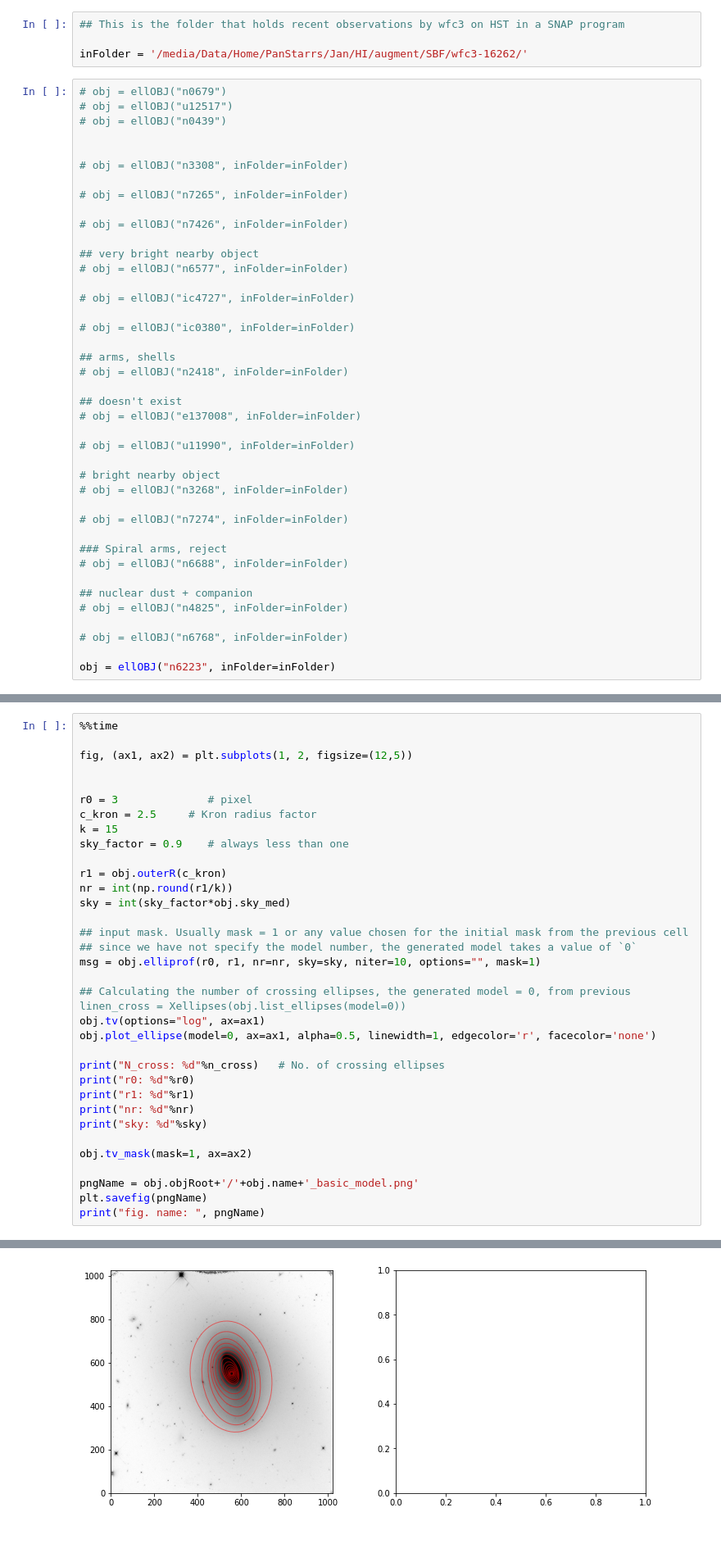
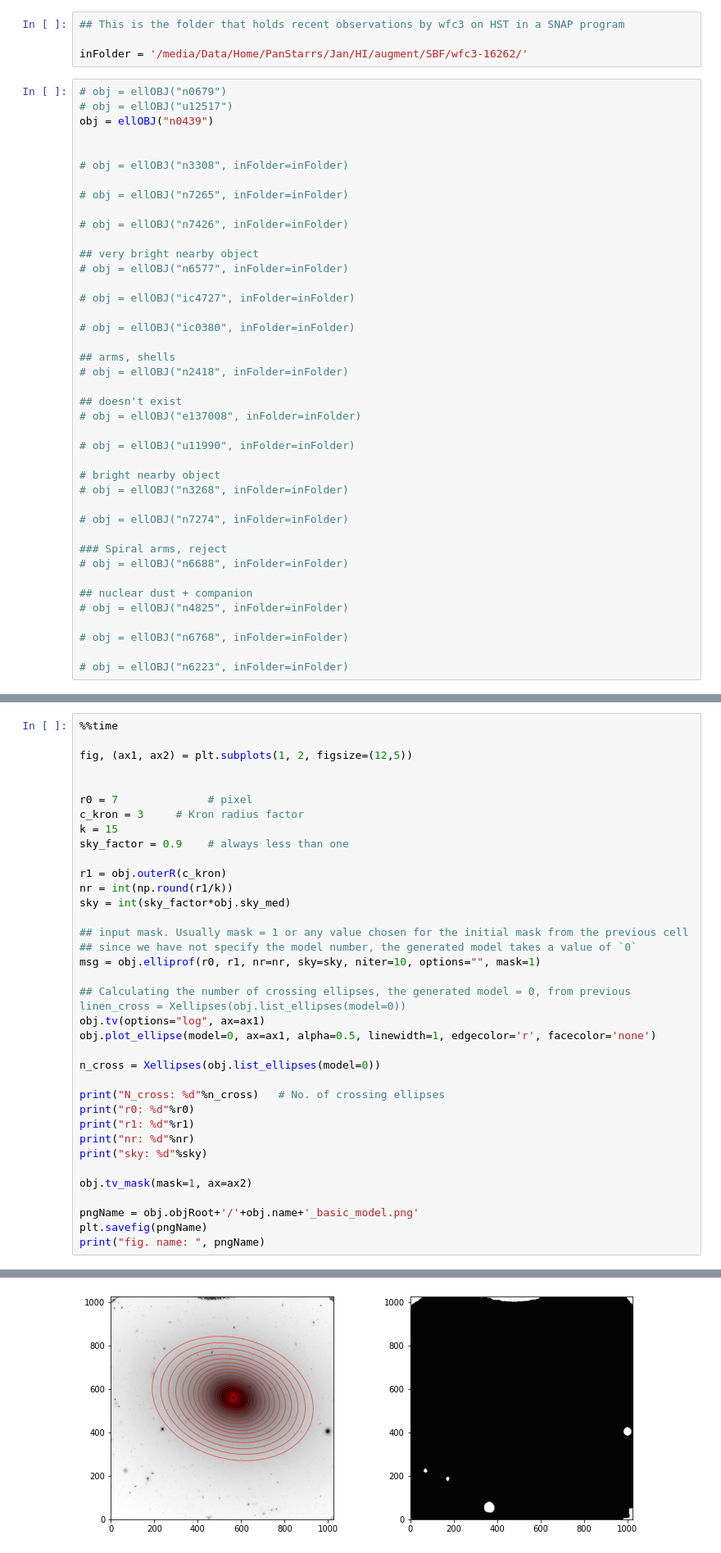
Before and after one commit to ekourkchi/old-SBF, a Jupyter notebook: User_Interface.ipynb, the cells around one changed output, grey strips where cells are left out. Shown at 82% size. Drawn from its saved outputs; the diff is of its cells as text.

```diff
--- a/User_Interface.ipynb
+++ b/User_Interface.ipynb
@@ -112,7 +112,7 @@ inFolder = '/media/Data/Home/PanStarrs/Jan/HI/augment/SBF/wfc3-16262/'
 # %%
 # obj = ellOBJ("n0679")
 # obj = ellOBJ("u12517")
-# obj = ellOBJ("n0439")
+obj = ellOBJ("n0439")
 
 
 # obj = ellOBJ("n3308", inFolder=inFolder)
@@ -149,7 +149,7 @@ inFolder = '/media/Data/Home/PanStarrs/Jan/HI/augment/SBF/wfc3-16262/'
 
 # obj = ellOBJ("n6768", inFolder=inFolder)
 
-obj = ellOBJ("n6223", inFolder=inFolder)
+# obj = ellOBJ("n6223", inFolder=inFolder)
 # %%
 obj.sky_med, obj.x0, obj.y0
 # %% [output]
@@ -221,8 +221,8 @@ The main goal is to generate very crude model.
 fig, (ax1, ax2) = plt.subplots(1, 2, figsize=(12,5))
 
 
-r0 = 3              # pixel
-c_kron = 2.5     # Kron radius factor
+r0 = 7              # pixel
+c_kron = 3     # Kron radius factor
 k = 15
 sky_factor = 0.9    # always less than one
 
@@ -238,6 +238,8 @@ msg = obj.elliprof(r0, r1, nr=nr, sky=sky, niter=10, options="", mask=1)
 obj.tv(options="log", ax=ax1)
 obj.plot_ellipse(model=0, ax=ax1, alpha=0.5, linewidth=1, edgecolor='r', facecolor='none')
 
+n_cross = Xellipses(obj.list_ellipses(model=0))
+
 print("N_cross: %d"%n_cross)   # No. of crossing ellipses
 print("r0: %d"%r0)
 print("r1: %d"%r1)
@@ -254,4 +263,4 @@ NameError: name 'n_cross' is not defined
-[figure, old version]
+[figure, new version]
 # %% [markdown]
 ## Second round of elliprof
 
```
Also changed, not shown: parts of 32 cells of this notebook, 1 other file.
